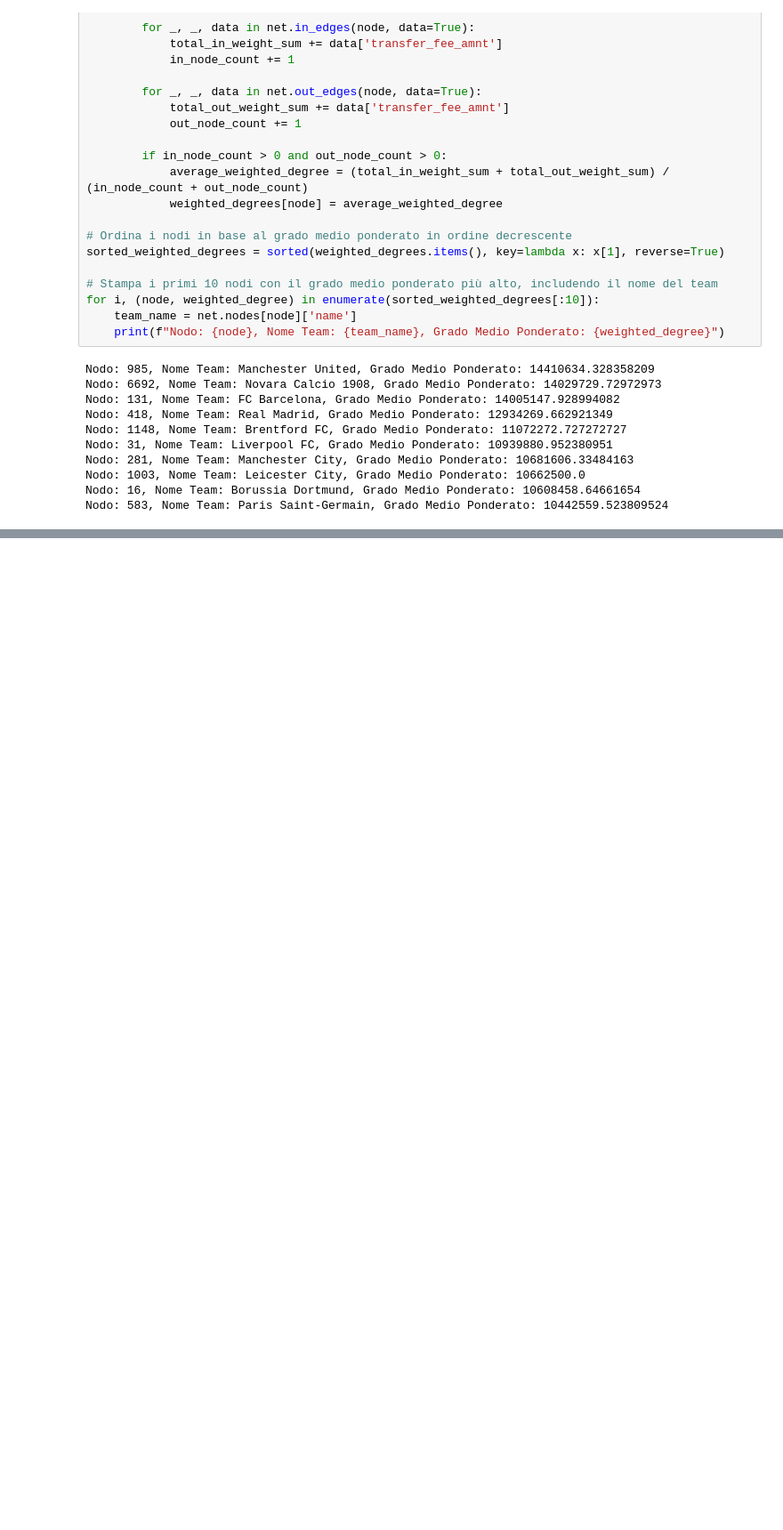
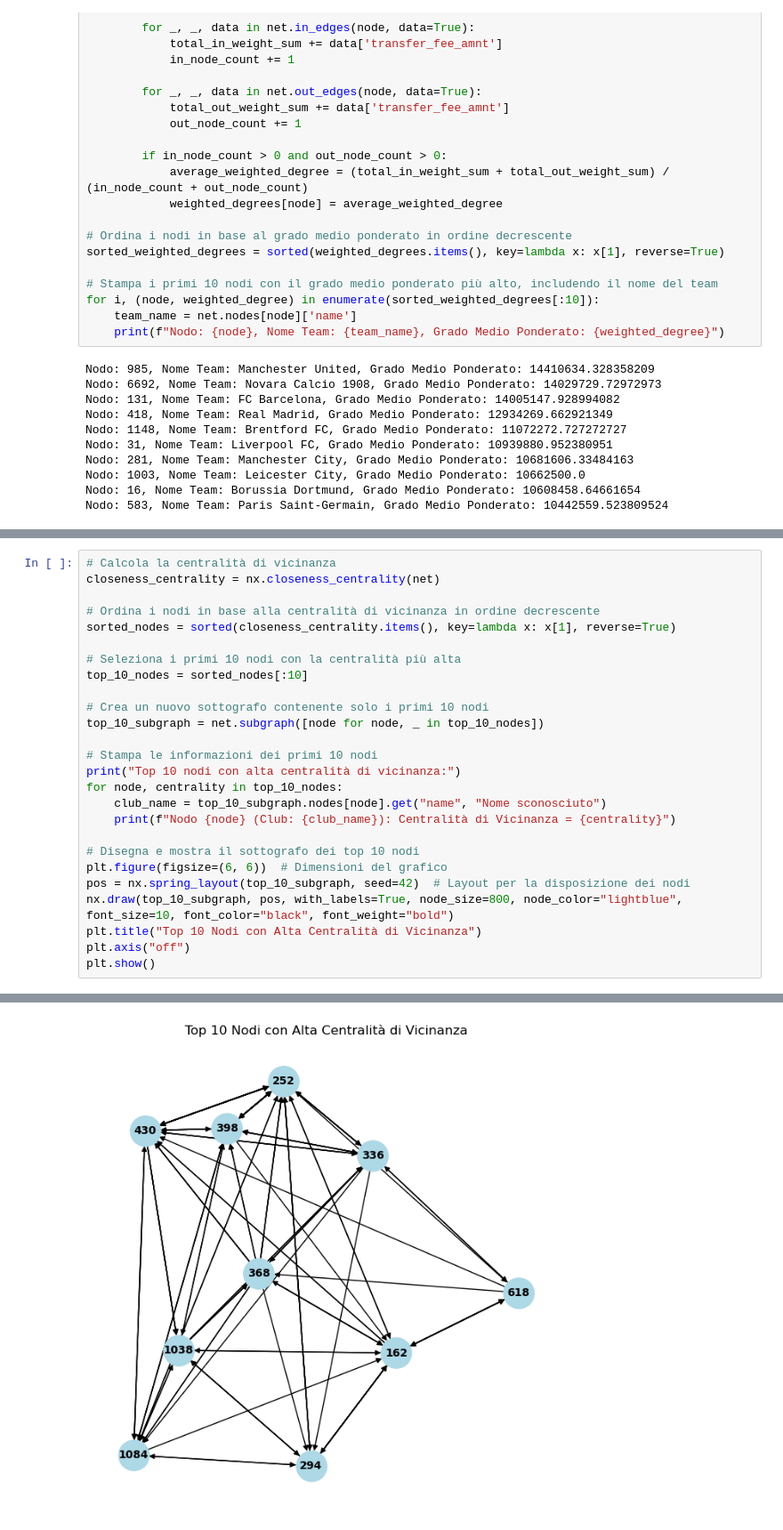
Before and after one commit to AleTouch98/SNA_Project, a Jupyter notebook: lettura_dataset.ipynb, the cells around one changed output, grey strips where cells are left out. Shown at 89% size. Cells and saved outputs as stored; diff of their text form; blank space fills up the shorter version.

```diff
--- a/lettura_dataset.ipynb
+++ b/lettura_dataset.ipynb
@@ -526,0 +566,27 @@ Nodo: 583, Nome Team: Paris Saint-Germain, Grado Medio Ponderato: 10442559.52380
+# %%
+# Calcola la centralità di vicinanza
+closeness_centrality = nx.closeness_centrality(net)
+
+# Ordina i nodi in base alla centralità di vicinanza in ordine decrescente
+sorted_nodes = sorted(closeness_centrality.items(), key=lambda x: x[1], reverse=True)
+
+# Seleziona i primi 10 nodi con la centralità più alta
+top_10_nodes = sorted_nodes[:10]
+
+# Crea un nuovo sottografo contenente solo i primi 10 nodi
+top_10_subgraph = net.subgraph([node for node, _ in top_10_nodes])
+
+# Stampa le informazioni dei primi 10 nodi
+print("Top 10 nodi con alta centralità di vicinanza:")
+for node, centrality in top_10_nodes:
+    club_name = top_10_subgraph.nodes[node].get("name", "Nome sconosciuto")
+    print(f"Nodo {node} (Club: {club_name}): Centralità di Vicinanza = {centrality}")
+
+# Disegna e mostra il sottografo dei top 10 nodi
+plt.figure(figsize=(6, 6))  # Dimensioni del grafico
+pos = nx.spring_layout(top_10_subgraph, seed=42)  # Layout per la disposizione dei nodi
+nx.draw(top_10_subgraph, pos, with_labels=True, node_size=800, node_color="lightblue", font_size=10, font_color="black", font_weight="bold")
+plt.title("Top 10 Nodi con Alta Centralità di Vicinanza")
+plt.axis("off")
+plt.show()
+# %% [output]
@@ -526,0 +604 @@ Nodo: 583, Nome Team: Paris Saint-Germain, Grado Medio Ponderato: 10442559.52380
+[figure, added]
```
Also changed, not shown: parts of 12 cells of this notebook.
